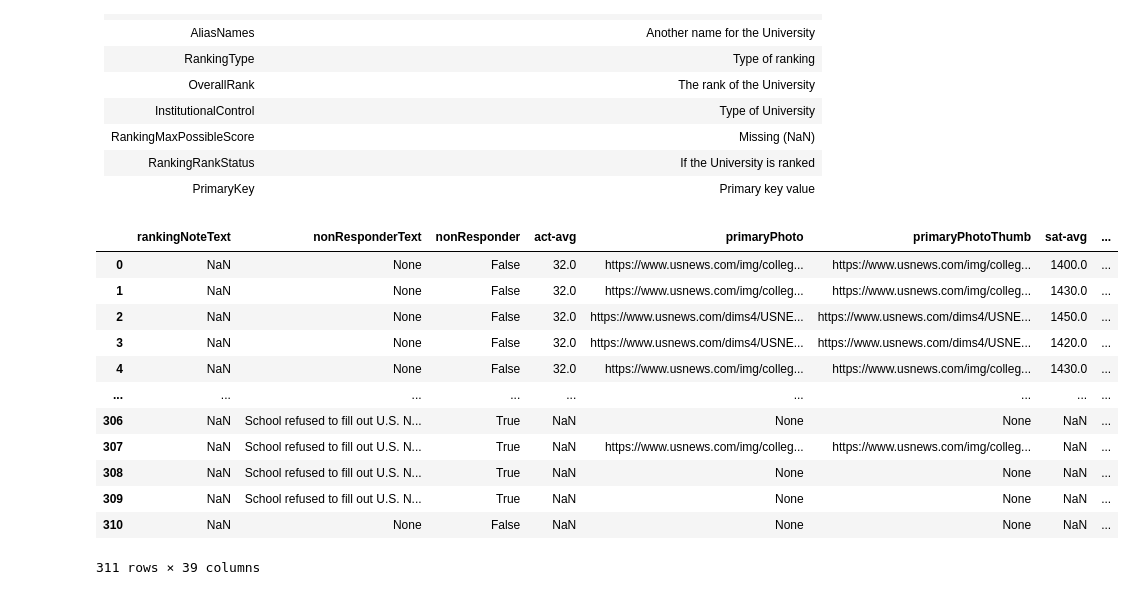
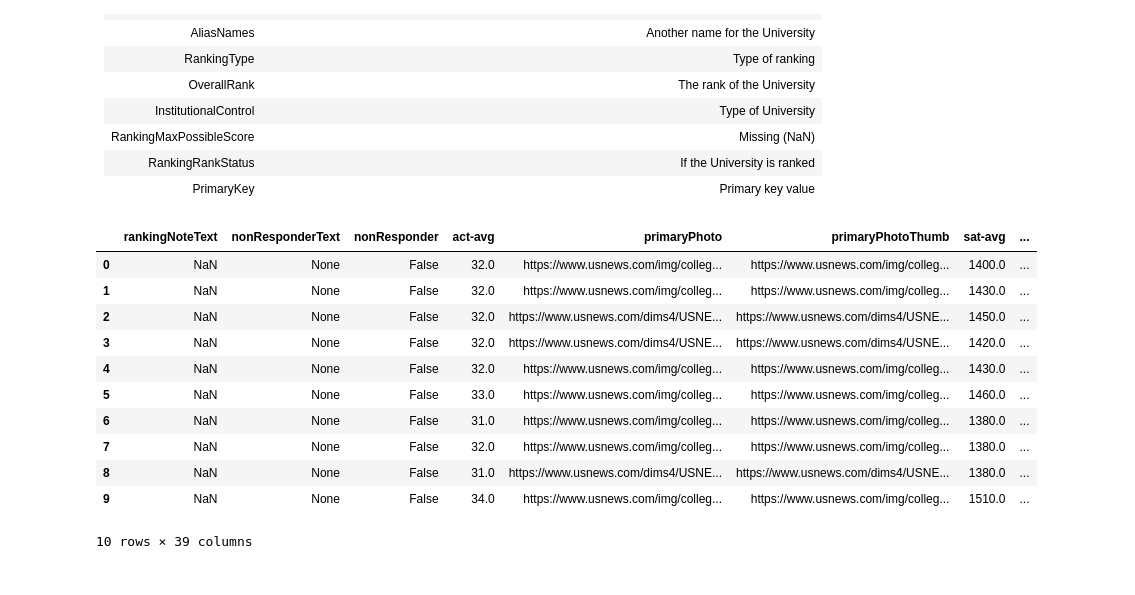
Before and after one commit to Helzheng123/datasci_1_loading, a Jupyter notebook: hha507_wk1_assignment.ipynb, the cells around one changed output. Saved outputs shown, nothing was run; the diff lists cells and outputs as text; code cells hidden in the pictures.

```diff
--- a/hha507_wk1_assignment.ipynb
+++ b/hha507_wk1_assignment.ipynb
@@ -279,18 +279,17 @@ covid_tracking.head(10)
 | PrimaryKey | Primary key value |
 # %%
 school_ranking = pd.read_json('schoolInfo.json')
-school_ranking
+school_ranking.head(10)
 # %% [output]
 |  | rankingNoteText | nonResponderText | nonResponder | act-avg | primaryPhoto | primaryPhotoThumb | sat-avg | ... |
 | 0 | NaN | None | False | 32.0 | https://www.usnews.com/img/colleg... | https://www.usnews.com/img/colleg... | 1400.0 | ... |
 | 1 | NaN | None | False | 32.0 | https://www.usnews.com/img/colleg... | https://www.usnews.com/img/colleg... | 1430.0 | ... |
 | 2 | NaN | None | False | 32.0 | https://www.usnews.com/dims4/USNE... | https://www.usnews.com/dims4/USNE... | 1450.0 | ... |
 | 3 | NaN | None | False | 32.0 | https://www.usnews.com/dims4/USNE... | https://www.usnews.com/dims4/USNE... | 1420.0 | ... |
 | 4 | NaN | None | False | 32.0 | https://www.usnews.com/img/colleg... | https://www.usnews.com/img/colleg... | 1430.0 | ... |
-| ... | ... | ... | ... | ... | ... | ... | ... | ... |
-| 306 | NaN | School refused to fill out U.S. N... | True | NaN | None | None | NaN | ... |
-| 307 | NaN | School refused to fill out U.S. N... | True | NaN | https://www.usnews.com/img/colleg... | https://www.usnews.com/img/colleg... | NaN | ... |
-| 308 | NaN | School refused to fill out U.S. N... | True | NaN | None | None | NaN | ... |
-| 309 | NaN | School refused to fill out U.S. N... | True | NaN | None | None | NaN | ... |
-| 310 | NaN | None | False | NaN | None | None | NaN | ... |
+| 5 | NaN | None | False | 33.0 | https://www.usnews.com/img/colleg... | https://www.usnews.com/img/colleg... | 1460.0 | ... |
+| 6 | NaN | None | False | 31.0 | https://www.usnews.com/img/colleg... | https://www.usnews.com/img/colleg... | 1380.0 | ... |
+| 7 | NaN | None | False | 32.0 | https://www.usnews.com/img/colleg... | https://www.usnews.com/img/colleg... | 1380.0 | ... |
+| 8 | NaN | None | False | 31.0 | https://www.usnews.com/dims4/USNE... | https://www.usnews.com/dims4/USNE... | 1380.0 | ... |
+| 9 | NaN | None | False | 34.0 | https://www.usnews.com/img/colleg... | https://www.usnews.com/img/colleg... | 1510.0 | ... |
-311 rows × 39 columns
+10 rows × 39 columns
```
